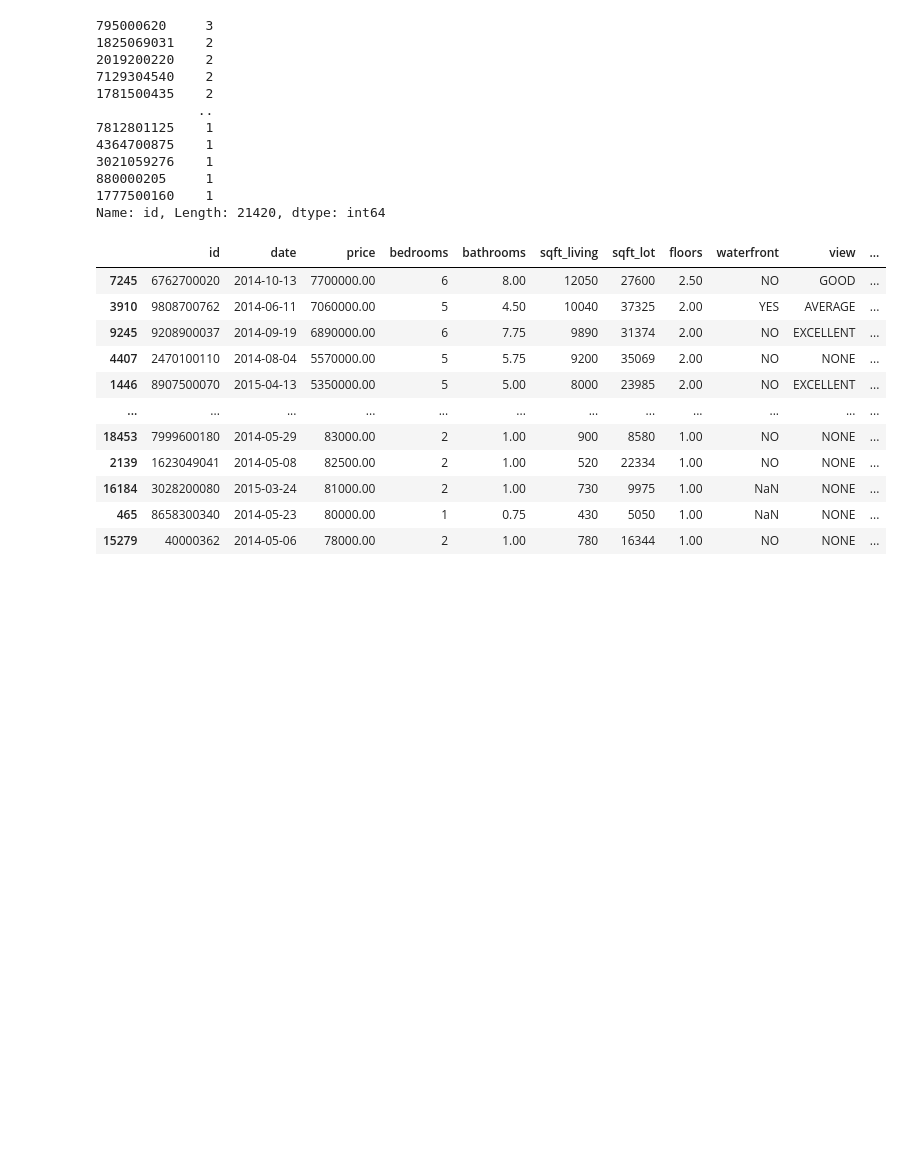
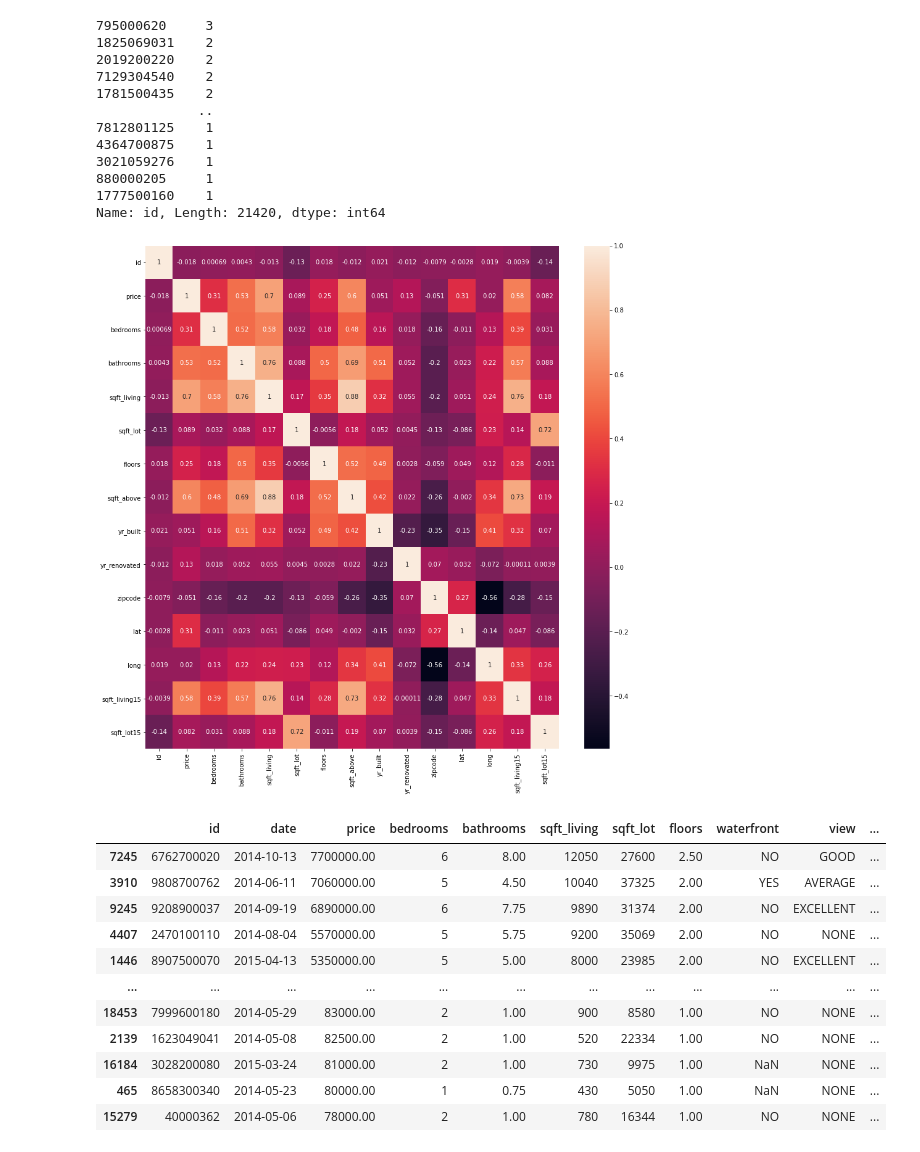
Before and after one commit to xiaohua-su/King_County_Real_Estate_Analysis, a Jupyter notebook: scratchwork_that_runs_properly.ipynb, the cells around one changed output. Saved outputs shown, nothing was run; the diff lists cells and outputs as text; code cells hidden in the pictures; blank space fills up the shorter version.

```diff
--- a/workspace_xiaohua/Untitled1.ipynb
+++ b/scratchwork_that_runs_properly.ipynb
@@ -65,8 +65,10 @@ df_copy = df_copy.sort_values(by=['id', 'date'])
 df_copy = df_copy.drop_duplicates(subset=['id'], keep='last')
 # %%
 #looking at correlations
-#fig, ax = plt.subplots(figsize=(15,15))
-#heat = sns.heatmap(df_copy.corr(), annot = True)
+fig, ax = plt.subplots(figsize=(15,15))
+heat = sns.heatmap(df_copy.corr(), annot = True)
+# %% [output]
+[figure, added]
 # %%
 df_copy.groupby('view').mean()
 
```
Also changed, not shown: parts of 35 cells of this notebook.
